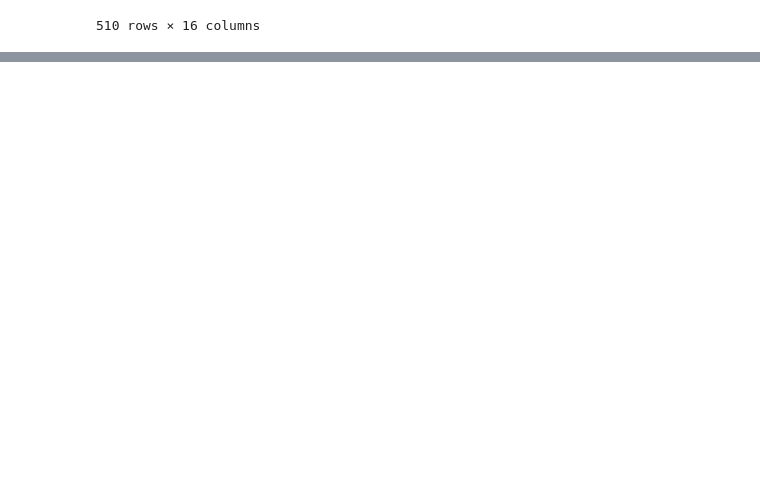
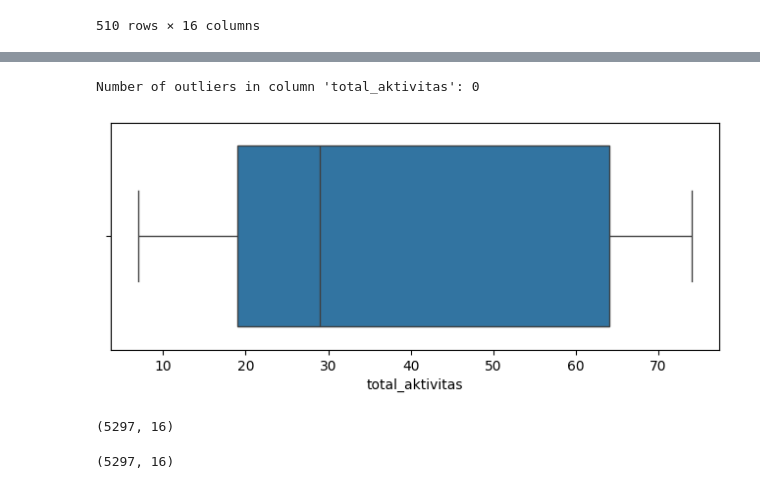
Before and after one commit to Evianitary18/Programming-With-Python, a Jupyter notebook: Evianita_Rifka_Yulistia_Final_Project.ipynb, the cells around one changed output, grey strips where cells are left out. Cells and saved outputs as stored; diff of their text form; code cells hidden in the pictures; blank space fills up the shorter version.

```diff
--- a/Evianita_Rifka_Yulistia_Final_Project.ipynb
+++ b/Evianita_Rifka_Yulistia_Final_Project.ipynb
@@ -307,0 +959,4 @@ df_project['review_kelas'] = df_project['review_kelas'].apply(lambda x: "review
+# %%
+# call the activity total filter_outlier function
+df_p2 = filter_outlier(df_p1, 'total_aktivitas')
+print(df_p2.shape)
@@ -307,0 +967,33 @@ df_project['review_kelas'] = df_project['review_kelas'].apply(lambda x: "review
+# %%
+# Function to calculate outliers based on upper bound
+def count_upper_outliers(df, column_name):
+    Q1, Q3 = df[column_name].quantile(0.25), df[column_name].quantile(0.75)
+    upper_bound = Q3 + 1.5 * (Q3 - Q1)
+    return len(df[df[column_name] > upper_bound])
+
+# Winsorize the 'total_aktivitas' column at the 5th and 95th percentiles
+df_p2['total_aktivitas'] = winsorize(df_p2['total_aktivitas'], limits=[0.05, 0.05])
+
+# Checking for outliers after Winsorization
+num_outliers = count_upper_outliers(df_p2, 'total_aktivitas')
+print(f"Number of outliers in column 'total_aktivitas': {num_outliers}")
+# %% [output]
+Number of outliers in column 'total_aktivitas': 0
+# %%
+# displays visualization with boxplot after filtering
+plt.figure(figsize=(8, 3))
+sns.boxplot(x= 'total_aktivitas', data=df_p2)
+plt.show()
+# %% [output]
+[figure, added]
+# %%
+# check how much data there is after the outlier filter
+df_p2.shape
+# %% [output]
+(5297, 16)
+# %%
+# rename df_p3 to df_project
+df_project = df_p2
+df_project.shape
+# %% [output]
+(5297, 16)
```
Also changed, not shown: parts of 142 cells of this notebook.
